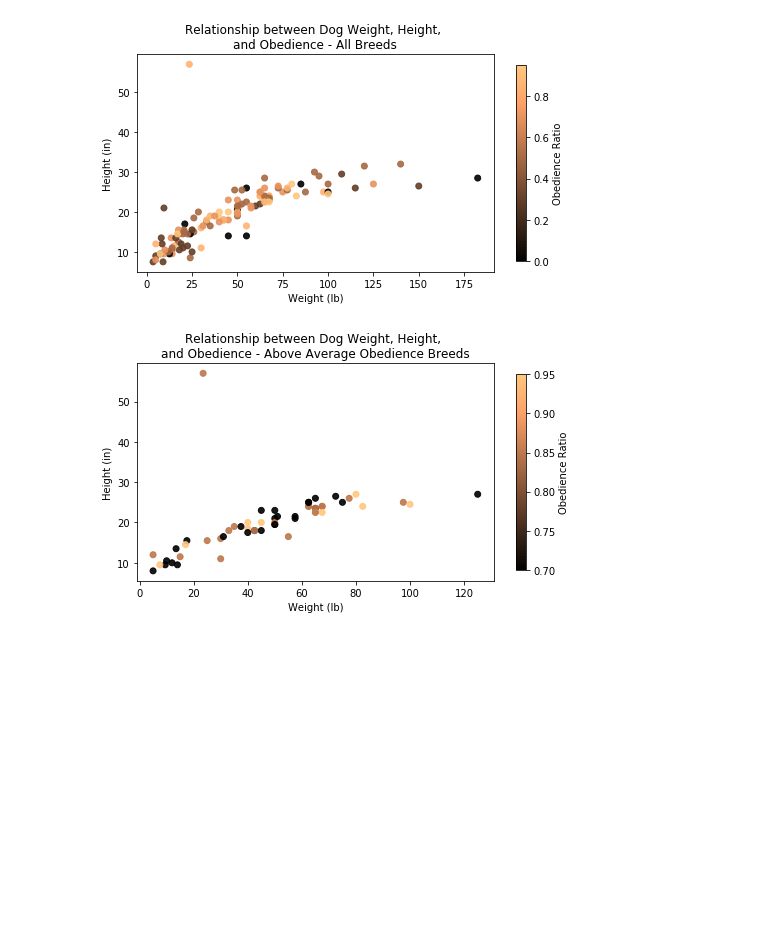
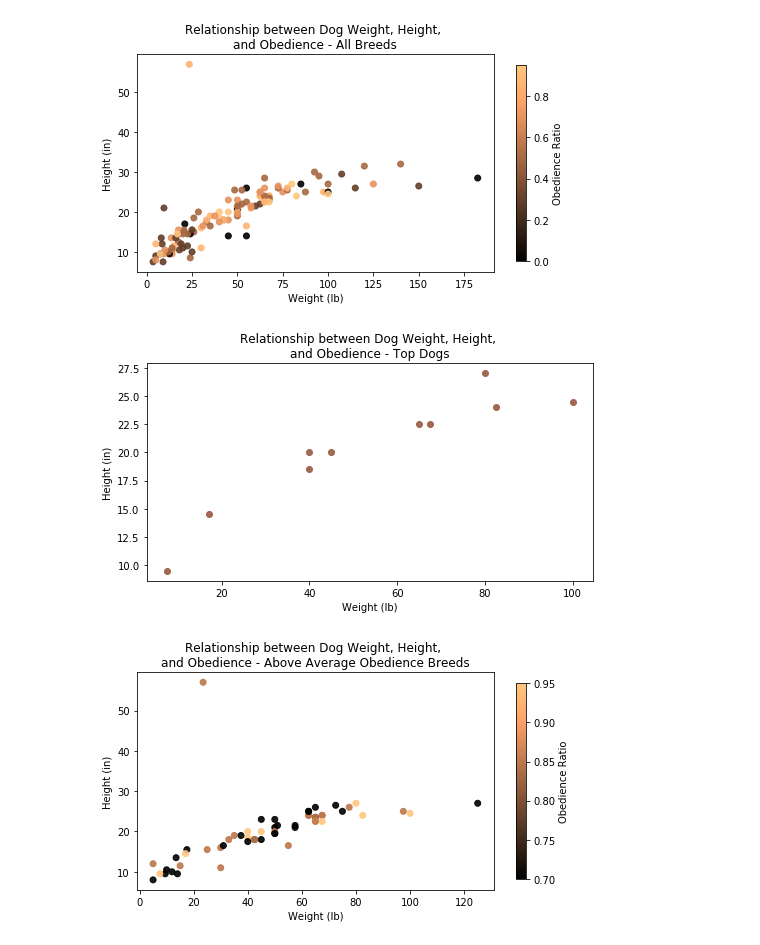
Before and after one commit to alissavokes/ETL-Dog-Intelligence, a Jupyter notebook: data_etl.ipynb, the cells around one changed output. Saved outputs shown, nothing was run; the diff lists cells and outputs as text; code cells hidden in the pictures; blank space fills up the shorter version.

Commit message:
updated charts and exported tables

```diff
--- a/data_etl.ipynb
+++ b/data_etl.ipynb
@@ -491,0 +431,15 @@ complete_dog_data.to_html("data.html", classes=["table", "table-bordered", "tabl
+# %%
+# What are the top ten dogs breeds by intelligence?
+top_dogs = ('SELECT breed, average_weight_lbs, '
+            'average_height_inches, classification, '
+            'obey, reps_lower, reps_upper '
+            'FROM size_and_intelligence '
+            'ORDER BY obey DESC '
+            'LIMIT 10')
+
+top_dogs_df = pd.read_sql_query(top_dogs, con=engine)
+
+#output to html
+top_dogs_df.to_html("top_ten_by_int.html", classes=["table", "table-bordered", "table-striped", "table-hover"], index=False)
+
+top_dogs_df
@@ -570,6 +592,30 @@ o_ratio  = complete_dog_data['obey']
 tri_factor_scatter(x, y, o_ratio, 'All Breeds')
 # %% [output]
 [figure]
+# %%
+#height and weight of top 10 dogs
+x = top_dogs_df['average_weight_lbs']
+y = top_dogs_df['average_height_inches']
+o_ratio  = top_dogs_df['obey']
+dog_group = 'Top Dogs'
+
+#code was manually added to remove the color bar from this plot
+plt.figure(figsize=(8,4))
+ax = plt.axes()
+plt.scatter(x,
+            y,
+            c=color,
+            alpha=0.90,
+            cmap=plt.cm.copper)
+title= f'Relationship between Dog Weight, Height, \nand Obedience - {dog_group}'
+plt.title(title, fontsize=12)
+plt.xlabel('Weight (lb)')
+plt.ylabel('Height (in)')
+# plt.colorbar(orientation='vertical', shrink=.9, label='Obedience Ratio')
+plt.savefig( f'images/Relationship between Dog Weight, Height, and Obedience - {dog_group}.png')
+plt.show()
+# %% [output]
+[figure, added]
 # %%
 #scatter plot comparing high obedience dog weights and heights
 above_average_dogs = complete_dog_data.loc[complete_dog_data['obey'] >= .70 ]
```
Also changed, not shown: parts of 9 cells of this notebook, 5 other files.
